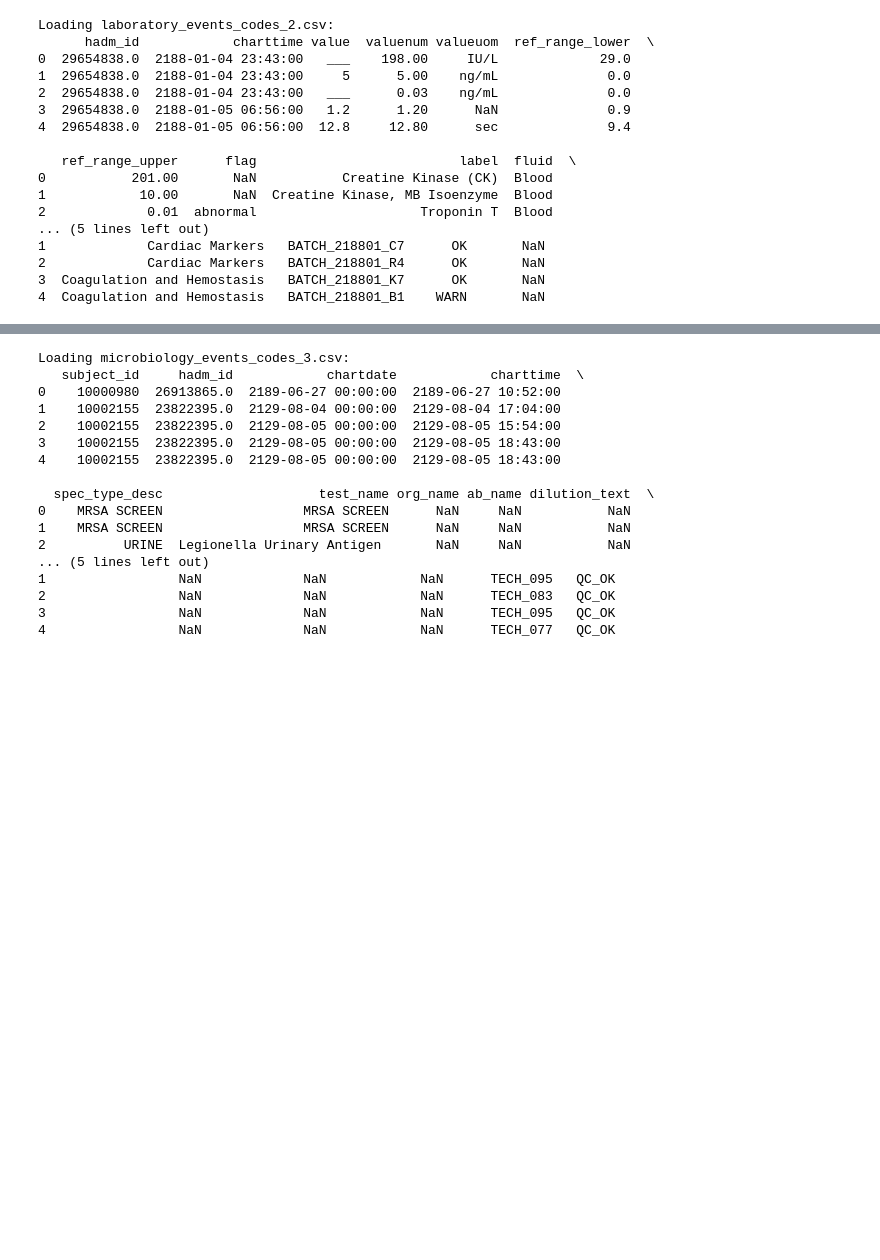
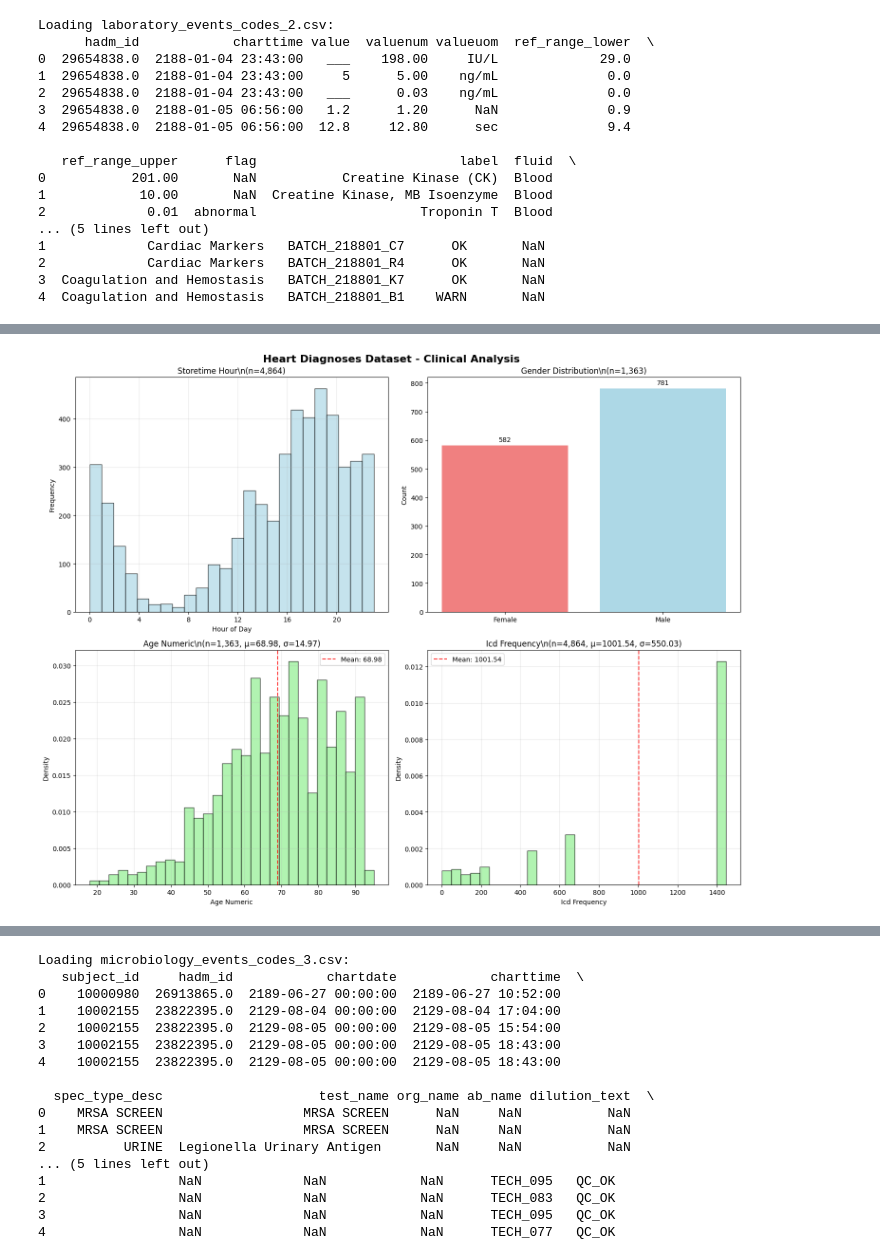
Before and after one commit to alexandermittet/Data_Analytics_for_Health_UniPi, a Jupyter notebook: code/1.1 task.ipynb, the cells around one changed output, grey strips where cells are left out. Drawn from its saved outputs; the diff is of its cells as text; code cells hidden in the pictures; blank space fills up the shorter version.

```diff
--- a/code/1.1 task.ipynb
+++ b/code/1.1 task.ipynb
@@ -76,0 +422,94 @@ Loading laboratory_events_codes_2.csv:
+# %%
+# Create specialized plots for heart diagnoses dataset
+def plot_heart_diagnoses_analysis(df, plot_vars):
+    """Create specialized plots for heart diagnoses analysis"""
+
+    if not plot_vars:
+        print("⚠️  No variables to plot")
+        return
+
+    n_vars = len(plot_vars)
+
+    # Create subplots
+    if n_vars == 1:
+        fig, axes = plt.subplots(1, 1, figsize=(10, 6))
+        axes = [axes]
+    elif n_vars == 2:
+        fig, axes = plt.subplots(1, 2, figsize=(15, 6))
+    elif n_vars == 3:
+        fig, axes = plt.subplots(1, 3, figsize=(18, 6))
+    else:
+        fig, axes = plt.subplots(2, 2, figsize=(15, 12))
+        axes = axes.flatten()
+
+    fig.suptitle('Heart Diagnoses Dataset - Clinical Analysis', fontsize=16, fontweight='bold')
+
+    for i, col in enumerate(plot_vars):
+        ax = axes[i]
+        data = df[col].dropna()
+
+        if len(data) == 0:
+            ax.text(0.5, 0.5, 'No data to plot', ha='center', va='center', transform=ax.transAxes)
+            ax.set_title(f'{col} (No Data)')
+            continue
+
+        if col == 'gender_numeric':
+            # Bar plot for gender
+            value_counts = data.value_counts().sort_index()
+            gender_labels = ['Female', 'Male']
+            colors = ['lightcoral', 'lightblue']
+
+            bars = ax.bar(range(len(value_counts)), value_counts.values, color=colors[:len(value_counts)])
+            ax.set_xticks(range(len(value_counts)))
+            ax.set_xticklabels(gender_labels[:len(value_counts)])
+            ax.set_title(f'Gender Distribution\\n(n={len(data):,})')
+            ax.set_ylabel('Count')
+
+            # Add value labels on bars
+            for bar, count in zip(bars, value_counts.values):
+                ax.text(bar.get_x() + bar.get_width()/2, bar.get_height() + max(value_counts.values)*0.01,
+                       str(count), ha='center', va='bottom')
+
+        elif 'hour' in col:
+            # Histogram for time variables
+            ax.hist(data, bins=24, alpha=0.7, color='lightblue', edgecolor='black')
+            ax.set_xlabel('Hour of Day')
+            ax.set_ylabel('Frequency')
+            ax.set_title(f'{col.replace("_", " ").title()}\\n(n={len(data):,})')
+            ax.set_xticks(range(0, 24, 4))
+            ax.grid(True, alpha=0.3)
+
+        else:
+            # Histogram with statistics for continuous variables
+            ax.hist(data, bins=30, alpha=0.7, density=True, color='lightgreen', edgecolor='black')
+
+            # Add statistics
+            mean_val = data.mean()
+            std_val = data.std()
+            ax.axvline(mean_val, color='red', linestyle='--', alpha=0.8, label=f'Mean: {mean_val:.2f}')
+
+            ax.set_title(f'{col.replace("_", " ").title()}\\n(n={len(data):,}, μ={mean_val:.2f}, σ={std_val:.2f})')
+            ax.set_xlabel(col.replace('_', ' ').title())
+            ax.set_ylabel('Density')
+            ax.grid(True, alpha=0.3)
+            ax.legend()
+
+    # Hide empty subplots
+    for i in range(len(plot_vars), len(axes)):
+        axes[i].set_visible(False)
+
+    plt.tight_layout()
+
+    # Save plot
+    try:
+        filepath = out_dir / "task1.1_heart_diagnoses_analysis.jpg"
+        fig.savefig(filepath, dpi=200, bbox_inches='tight')
+        print(f"💾 Saved: task1.1_heart_diagnoses_analysis.jpg")
+    except Exception as e:
+        print(f"❌ Could not save plot: {e}")
+
+    plt.show()
+
+# Create the specialized plots
+plot_heart_diagnoses_analysis(heart_df_analysis, heart_plot_vars)
+# %% [output]
@@ -76,0 +517 @@ Loading laboratory_events_codes_2.csv:
+[figure, added]
```
Also changed, not shown: parts of 26 cells of this notebook, 7 other files.
